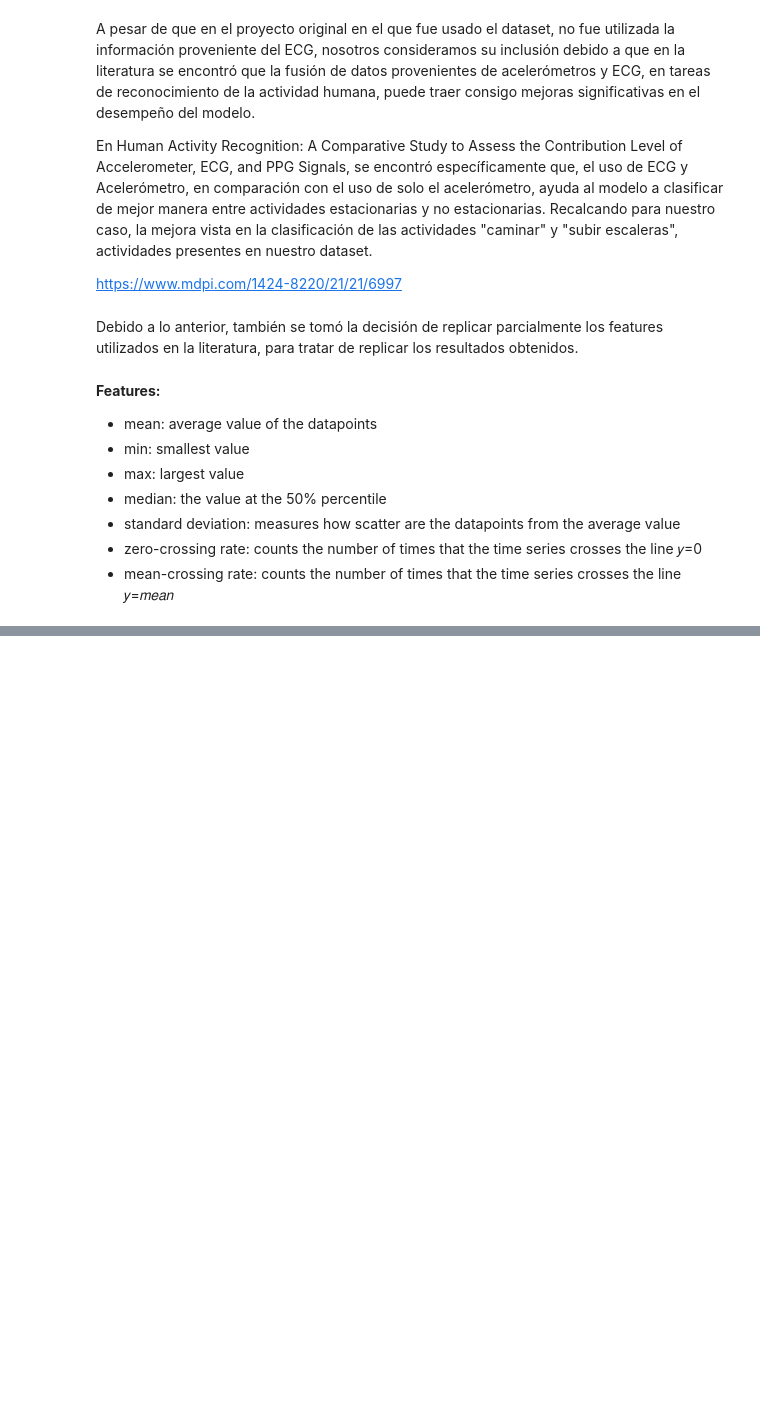
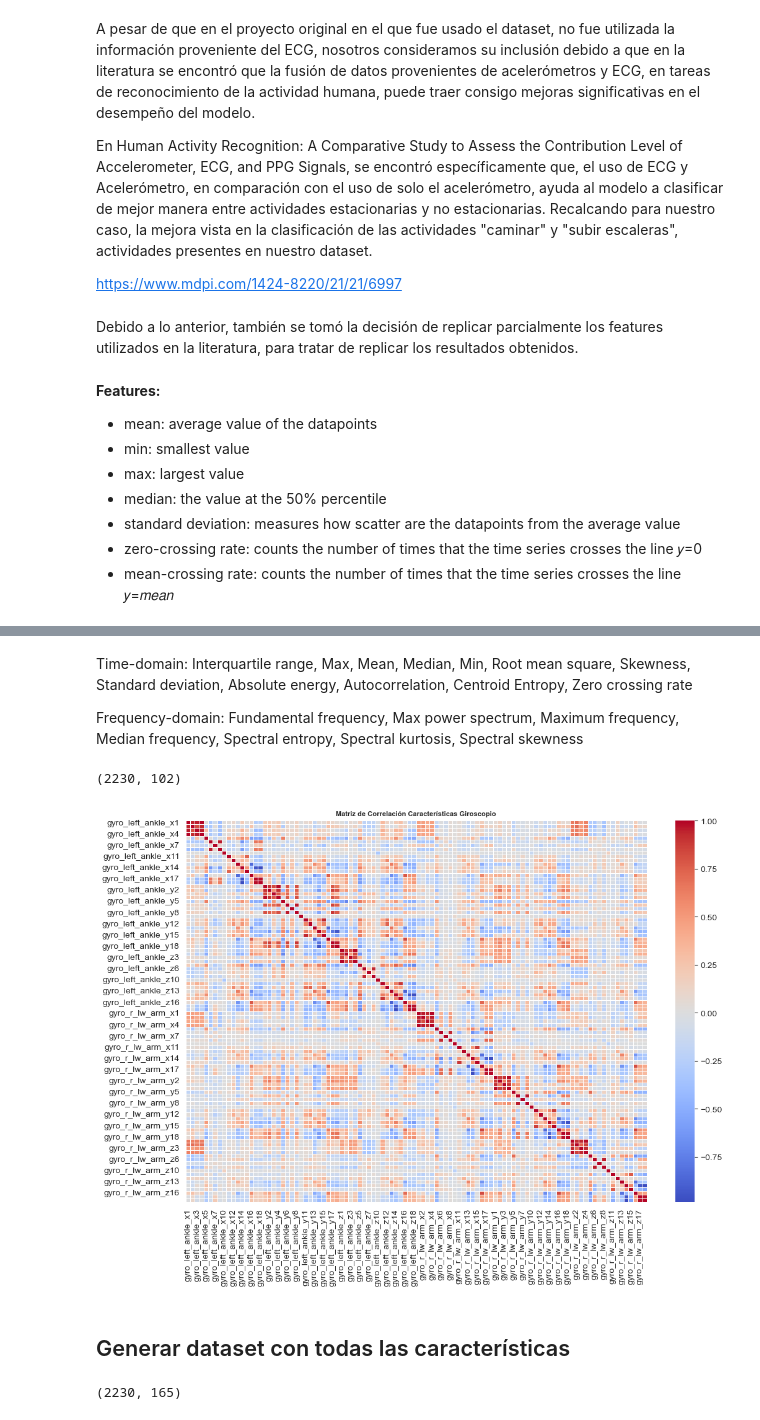
Before and after one commit to CarlosJCD/FDparaelRAHPconPython, a Jupyter notebook: Notebooks/MHEALTH.ipynb, the cells around one changed output, grey strips where cells are left out. Saved outputs shown, nothing was run; the diff lists cells and outputs as text; code cells hidden in the pictures; blank space fills up the shorter version.

Commit message:
añadi caracteristicas del giroscopio gg

```diff
--- a/Notebooks/MHEALTH.ipynb
+++ b/Notebooks/MHEALTH.ipynb
@@ -821,0 +865,4 @@ data_ecg.describe(include=["float64"])
+# %% [markdown]
+Time-domain: Interquartile range, Max, Mean, Median, Min, Root mean square, Skewness, Standard deviation, Absolute energy, Autocorrelation, Centroid Entropy, Zero crossing rate
+
+Frequency-domain: Fundamental frequency, Max power spectrum, Maximum frequency, Median frequency, Spectral entropy, Spectral kurtosis, Spectral skewness
@@ -821,0 +908,20 @@ data_ecg.describe(include=["float64"])
+# %%
+data_gyro = pd.DataFrame(rows)
+# %%
+data_gyro.shape
+# %% [output]
+(2230, 102)
+# %%
+sns.set_style(random_style())
+
+plt.figure(figsize=(12, 8))
+corr = data_gyro.corr()
+sns.heatmap(corr, cmap='coolwarm', fmt='.2f', linewidths=0.5)
+
+plt.title('Matriz de Correlación Características Giroscopio', fontsize=8, fontweight='bold')
+plt.show()
+plt.close()
+# %% [output]
+[figure, added]
+# %% [markdown]
+## Generar dataset con todas las características
@@ -821,0 +930,4 @@ data_ecg.describe(include=["float64"])
+# %%
+all_data.shape
+# %% [output]
+(2230, 165)
```
Also changed, not shown: parts of 31 cells of this notebook.
